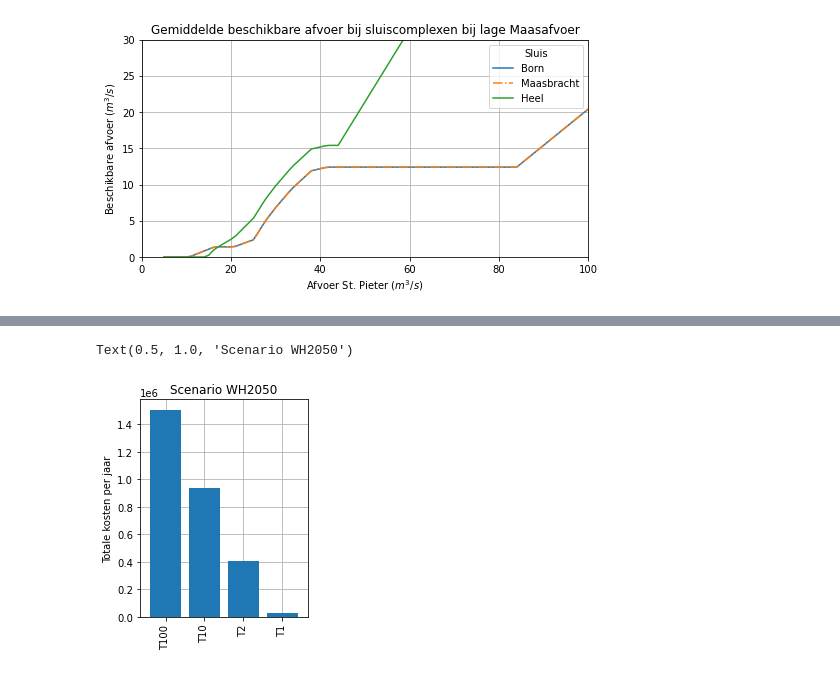
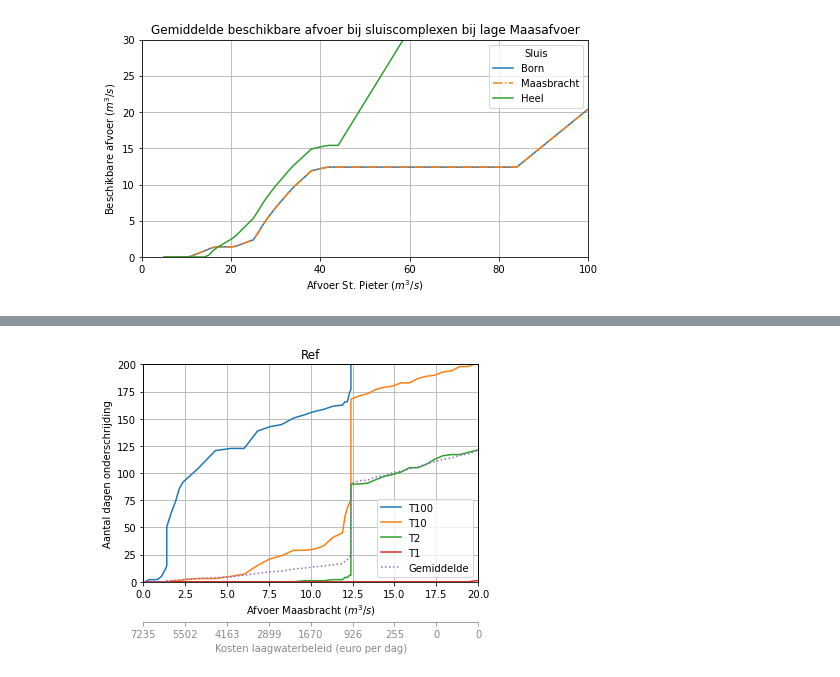
Before and after one commit to jurjendejong/pySIVAK, a Jupyter notebook: Analyse_klimaat.ipynb, the cells around one changed output, grey strips where cells are left out. Drawn from its saved outputs; the diff is of its cells as text; code cells hidden in the pictures.

```diff
--- a/Analyse_klimaat.ipynb
+++ b/Analyse_klimaat.ipynb
@@ -130,4 +89,4 @@ plt.grid()
 # %%
-onderschrijding_Maasbracht = Q_SP * 365
+onderschrijding_Maasbracht = Q_SP
 onderschrijding_Maasbracht.index = Q_Maasbracht
 # %%
@@ -212,8 +129,0 @@ Text(0.5, 1.0, 'Scenario REF')
-# %%
-onderschrijding_Maasbracht_WH2050.diff().multiply(s2_kosten, axis=0).sum().plot.bar(figsize=(3,4), width=0.8, zorder=3)
-plt.grid()
-plt.ylabel('Totale kosten per jaar')
-plt.title('Scenario WH2050')
-# %% [output]
-Text(0.5, 1.0, 'Scenario WH2050')
-[figure, removed]
@@ -219,0 +139,41 @@ Text(0.5, 1.0, 'Scenario WH2050')
+# %%
+def bereken_schadeperjaar(onderschrijding_Maasbracht, scenarios):
+    """
+
+    returns: geinterpoleerde scenarios en totale schade per jaar
+    """
+
+    afvoeren = onderschrijding_Maasbracht.index
+    scenarios_interp = interpolate_dataframe(scenarios, afvoeren)
+
+    schadeperjaar = pd.concat({
+        'Kosten scheepvaart (mln eur)': onderschrijding_Maasbracht.diff().multiply(scenarios_interp['Totale toename kosten scheepvaart (eur) per dag'], axis=0).sum(),
+        'Pompkosten (mln eur)': onderschrijding_Maasbracht.diff().multiply(scenarios_interp['Pompkosten (eur) per dag'], axis=0).sum()
+    }, axis=1) / 1e6
+    return scenarios_interp, schadeperjaar
+# %%
+scenarios_interp, schadeperjaar = bereken_schadeperjaar(onderschrijding_Maasbracht, scenarios)
+# %%
+scenario = 'Ref'
+# %%
+onderschrijding_Maasbracht[scenario].iloc[:,:-1].plot()
+onderschrijding_Maasbracht[scenario].iloc[:,-1].plot(ls=':')
+plt.legend()
+plt.xlim(0, 20)
+plt.ylim(0., 200)
+plt.grid()
+plt.ylabel('Aantal dagen onderschrijding')
+plt.xlabel('Afvoer Maasbracht ($m^3/s$)')
+plt.title(scenario)
+
+afvoer_xas = plt.gca().get_xticks()
+kosten_xas = scenarios_interp.drop_duplicates()['Totale kosten (eur) per dag'].reindex(afvoer_xas, method='ffill')
+kosten_xas_labels = [f'{s:.0f}' for s in kosten_xas]
+
+addSecond_x_axes(afvoer_xas, kosten_xas_labels, ax2_label='Kosten laagwaterbeleid (euro per dag)')
+
+
+plt.savefig(outputdir / f'{lock}_Onderschrijdingskromme_laagwaterbeleid.png', dpi=150, bbox_inches='tight')
+plt.savefig(outputdir / f'{lock}_Onderschrijdingskromme_laagwaterbeleid.svg', bbox_inches='tight')
+# %% [output]
+[figure, added]
```
Also changed, not shown: parts of 19 cells of this notebook, 3 other files.
